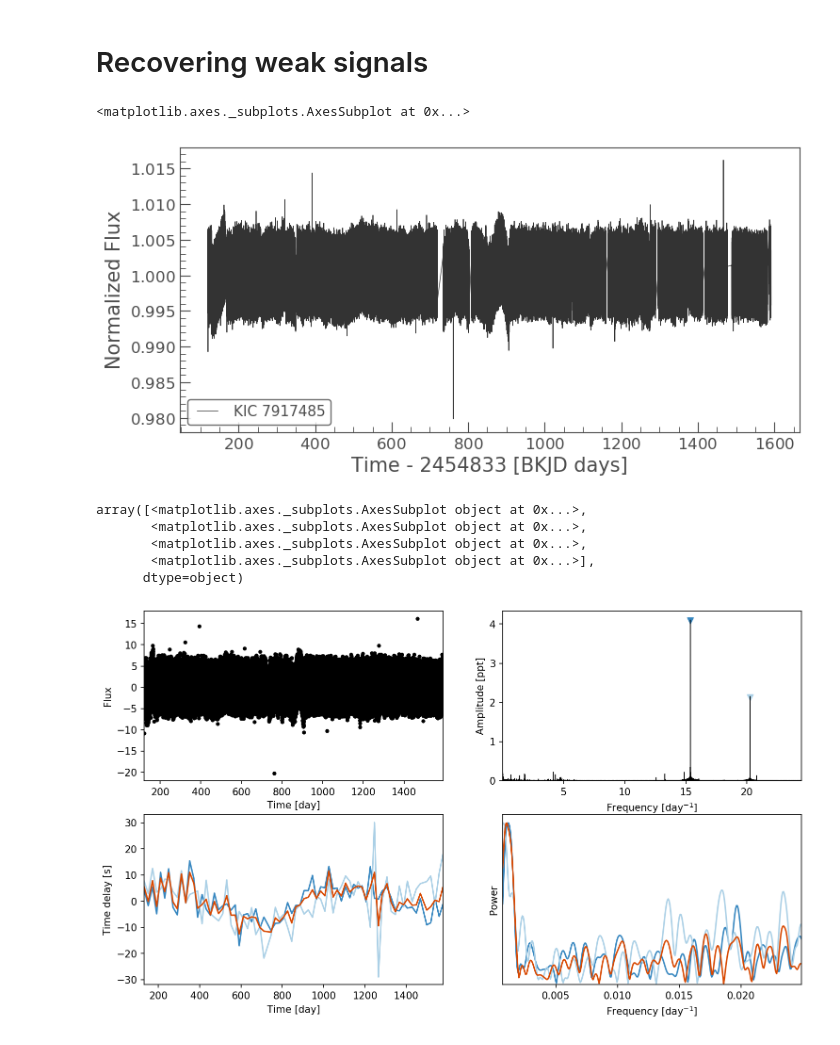
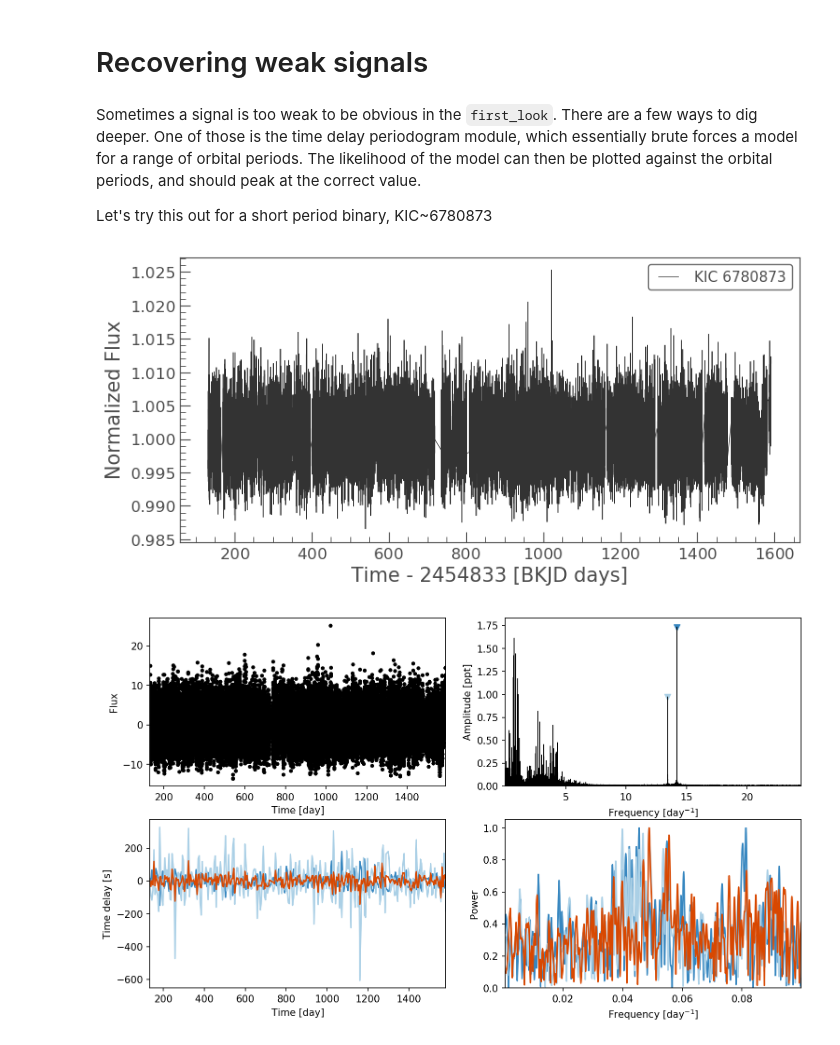
Before and after one commit to danhey/maelstrom, a Jupyter notebook: docs/notebooks/Recovering weak signals.ipynb, the cells around one changed output. Drawn from its saved outputs; the diff is of its cells as text; code cells hidden in the pictures.

```diff
--- a/docs/notebooks/Recovering weak signals.ipynb
+++ b/docs/notebooks/Recovering weak signals.ipynb
@@ -13,21 +13,19 @@ import lightkurve as lk
 from matplotlib import rcParams
 rcParams["figure.dpi"] = 150
 rcParams["savefig.dpi"] = 150
+# %% [markdown]
+Sometimes a signal is too weak to be obvious in the `first_look`. There are a few ways to dig deeper. One of those is the time delay periodogram module, which essentially brute forces a model for a range of orbital periods. The likelihood of the model can then be plotted against the orbital periods, and should peak at the correct value.
+
+Let's try this out for a short period binary, KIC~6780873
 # %%
-lc = lk.search_lightcurvefile('KIC 7917485', mission='Kepler').download_all().PDCSAP_FLUX.stitch().remove_nans()
-lc.plot()
+lc = lk.search_lightcurvefile('KIC 6780873', mission='Kepler').download_all().PDCSAP_FLUX.stitch().remove_nans()
+lc.plot();
 # %% [output]
-<matplotlib.axes._subplots.AxesSubplot at 0x...>
-[figure, old version]
+[figure, new version]
 # %%
 from maelstrom import Maelstrom
 
-ms = Maelstrom(lc.time, lc.flux, max_peaks=2)
-ms.first_look(segment_size=20)
+ms = Maelstrom(lc.time, lc.flux, max_peaks=2, fmin=10)
+ms.first_look(segment_size=5);
 # %% [output]
-array([<matplotlib.axes._subplots.AxesSubplot object at 0x...>,
-       <matplotlib.axes._subplots.AxesSubplot object at 0x...>,
-       <matplotlib.axes._subplots.AxesSubplot object at 0x...>,
-       <matplotlib.axes._subplots.AxesSubplot object at 0x...>],
-      dtype=object)
-[figure, old version]
+[figure, new version]
```
Also changed, not shown: parts of 7 cells of this notebook, 3 other files.
